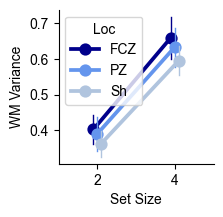
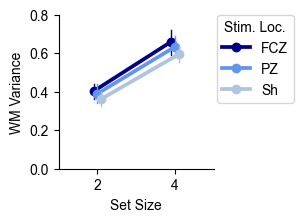
Unified diff of the notebook cell whose output changed from the first chart to the second:
--- before
+++ after
@@ -3,8 +3,17 @@
 f.set_size_inches(2, 2)
 colors = ['darkblue', 'cornflowerblue', 'lightsteelblue']
-sns.pointplot(data=wm_long, x='setsize', y='var', hue='Loc', errorbar=('ci', 68), dodge=0.1, palette=colors, err_kws={'linewidth': 1})
+sns.pointplot(data=wm_long, x='setsize', y='var', hue='Loc', errorbar=('ci', 68), dodge=0.1, palette=colors, markersize=5, err_kws={'linewidth': 1})
 plt.ylabel('WM Variance')
 plt.xlabel('Set Size')
 plt.xticks([0, 1], ['2', '4'])
+plt.ylim(0, 0.8)
+
+plt.legend(
+    title='Stim. Loc.',
+    bbox_to_anchor=(1.02, 1),
+    loc='upper left',
+    borderaxespad=0
+)
+
 sns.despine()
 

Commit: revision